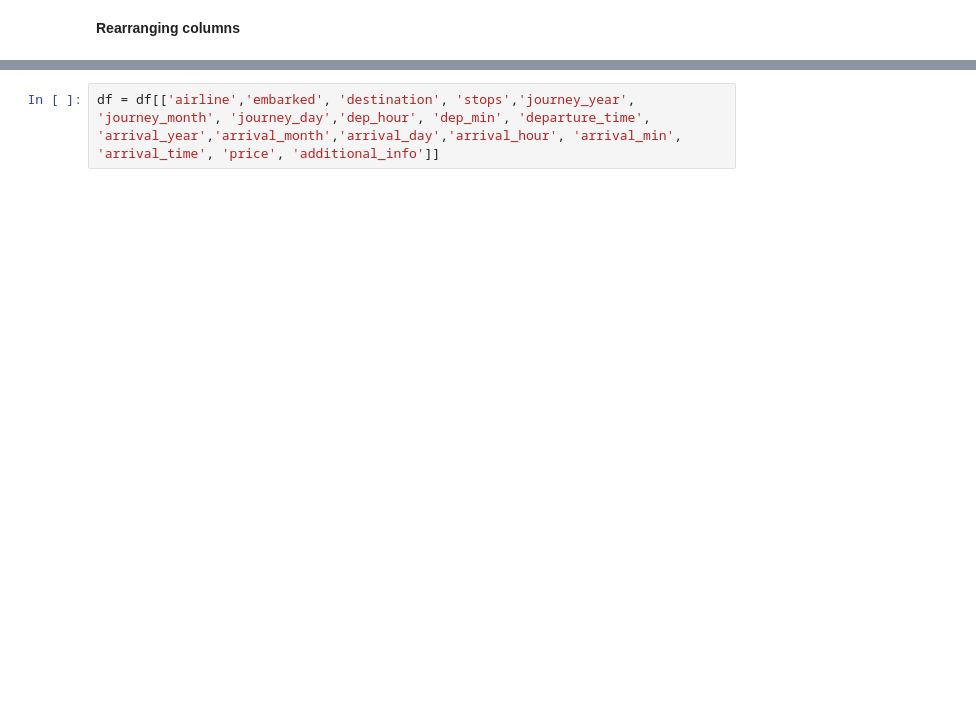
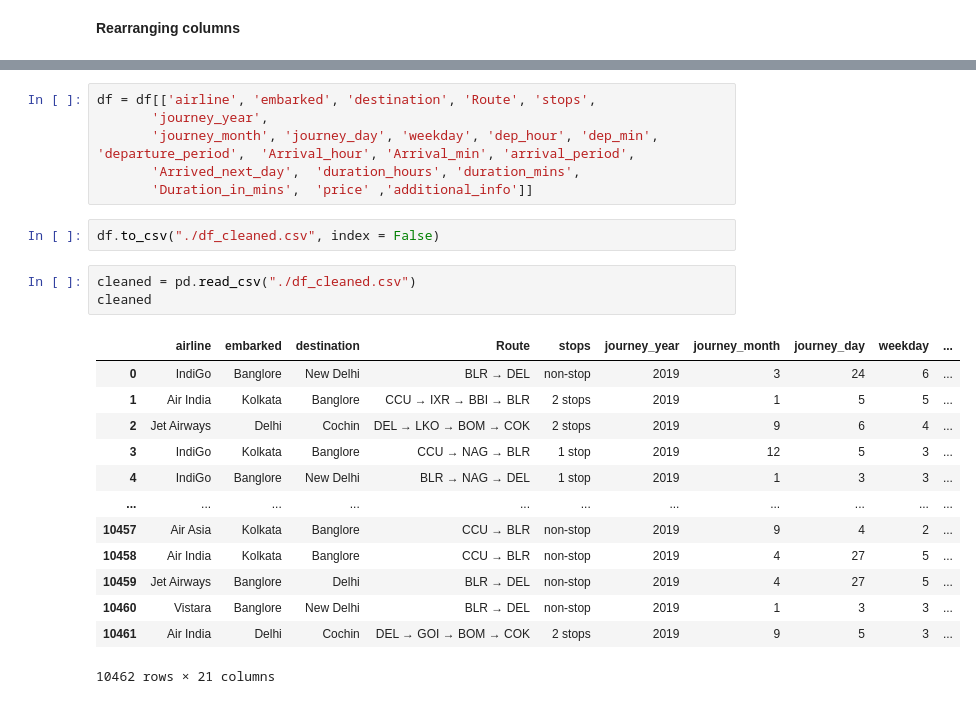
Before and after one commit to HendKordy/flights_analysis, a Jupyter notebook: data_cleaning/data_cleaning.ipynb, the cells around one changed output, grey strips where cells are left out. Drawn from its saved outputs; the diff is of its cells as text; blank space fills up the shorter version.

```diff
--- a/data_cleaning/data_cleaning.ipynb
+++ b/data_cleaning/data_cleaning.ipynb
@@ -281,2 +283,25 @@ df.rename(columns={'Airline': "airline", 'Source':'embarked', 'Destination':'des
 # %%
-df = df[['airline','embarked', 'destination', 'stops','journey_year', 'journey_month', 'journey_day','dep_hour', 'dep_min', 'departure_time', 'arrival_year','arrival_month','arrival_day','arrival_hour', 'arrival_min', 'arrival_time', 'price', 'additional_info']]
+df = df[['airline', 'embarked', 'destination', 'Route', 'stops',
+       'journey_year',
+       'journey_month', 'journey_day', 'weekday', 'dep_hour', 'dep_min', 'departure_period',  'Arrival_hour', 'Arrival_min', 'arrival_period',
+       'Arrived_next_day',  'duration_hours', 'duration_mins',
+       'Duration_in_mins',  'price' ,'additional_info']]
+# %%
+df.to_csv("./df_cleaned.csv", index = False)
+# %%
+cleaned = pd.read_csv("./df_cleaned.csv")
+cleaned
+# %% [output]
+|  | airline | embarked | destination | Route | stops | journey_year | journey_month | journey_day | weekday | ... |
+| 0 | IndiGo | Banglore | New Delhi | BLR → DEL | non-stop | 2019 | 3 | 24 | 6 | ... |
+| 1 | Air India | Kolkata | Banglore | CCU → IXR → BBI → BLR | 2 stops | 2019 | 1 | 5 | 5 | ... |
+| 2 | Jet Airways | Delhi | Cochin | DEL → LKO → BOM → COK | 2 stops | 2019 | 9 | 6 | 4 | ... |
+| 3 | IndiGo | Kolkata | Banglore | CCU → NAG → BLR | 1 stop | 2019 | 12 | 5 | 3 | ... |
+| 4 | IndiGo | Banglore | New Delhi | BLR → NAG → DEL | 1 stop | 2019 | 1 | 3 | 3 | ... |
+| ... | ... | ... | ... | ... | ... | ... | ... | ... | ... | ... |
+| 10457 | Air Asia | Kolkata | Banglore | CCU → BLR | non-stop | 2019 | 9 | 4 | 2 | ... |
+| 10458 | Air India | Kolkata | Banglore | CCU → BLR | non-stop | 2019 | 4 | 27 | 5 | ... |
+| 10459 | Jet Airways | Banglore | Delhi | BLR → DEL | non-stop | 2019 | 4 | 27 | 5 | ... |
+| 10460 | Vistara | Banglore | New Delhi | BLR → DEL | non-stop | 2019 | 1 | 3 | 3 | ... |
+| 10461 | Air India | Delhi | Cochin | DEL → GOI → BOM → COK | 2 stops | 2019 | 9 | 5 | 3 | ... |
+10462 rows × 21 columns
```
Also changed, not shown: parts of 30 cells of this notebook, 3 other files.
